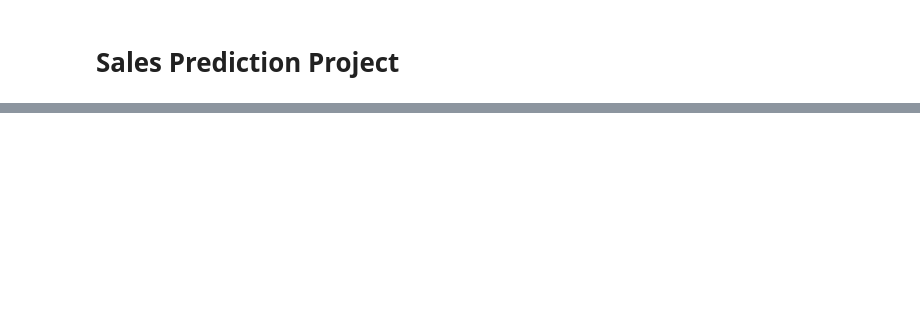
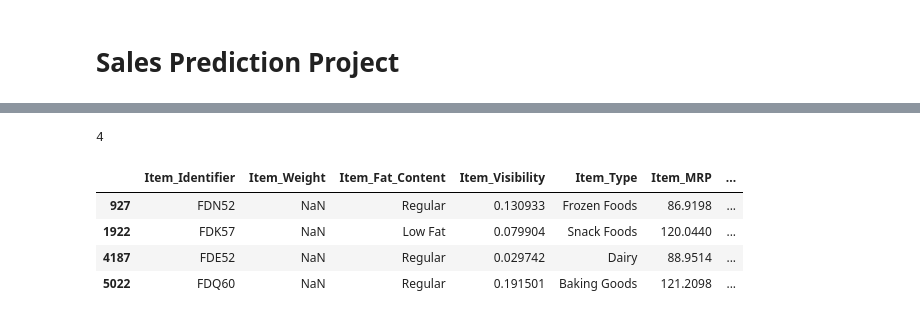
Before and after one commit to YBilodeau/Sales-Predictions, a Jupyter notebook: Sales_Prediction_Project.ipynb, the cells around one changed output, grey strips where cells are left out. Cells and saved outputs as stored; diff of their text form; code cells hidden in the pictures; blank space fills up the shorter version.

```diff
--- a/Sales_Prediction_Project.ipynb
+++ b/Sales_Prediction_Project.ipynb
@@ -7,5 +42,3 @@ This project is a sales prediction for food items sold at various stores.
 # %%
-import pandas as pd
-filename = "/content/sales_predictions.csv"
+filename = "/content/drive/MyDrive/Colab Notebooks/CodingDojo/000 Data Files/sales_predictions.csv"
 df = pd.read_csv(filename)
-df.head()
@@ -18,0 +86,3 @@ df.head()
+# %%
+df.drop_duplicates(keep='first', inplace=True, ignore_index=False)
+df.shape
@@ -18,0 +125,6 @@ df.head()
+# %%
+for ind in df.index:
+    item_filter = df['Item_Identifier'] == df.loc[ind,'Item_Identifier']
+    item_weight = round(df.loc[item_filter,:]['Item_Weight'].mean(), 3)
+    df.loc[ind,'Item_Weight'] = item_weight
+    #print(ind, df['Item_Identifier'][ind], df['Item_Weight'][ind], item_weight, "\n")
@@ -18,0 +149,10 @@ df.head()
+# %%
+print(df.Item_Weight.isnull().sum())
+df[df.Item_Weight.isnull()]
+# %% [output]
+4
+|  | Item_Identifier | Item_Weight | Item_Fat_Content | Item_Visibility | Item_Type | Item_MRP | ... |
+| 927 | FDN52 | NaN | Regular | 0.130933 | Frozen Foods | 86.9198 | ... |
+| 1922 | FDK57 | NaN | Low Fat | 0.079904 | Snack Foods | 120.0440 | ... |
+| 4187 | FDE52 | NaN | Regular | 0.029742 | Dairy | 88.9514 | ... |
+| 5022 | FDQ60 | NaN | Regular | 0.191501 | Baking Goods | 121.2098 | ... |
```
Also changed, not shown: parts of 23 cells of this notebook.
